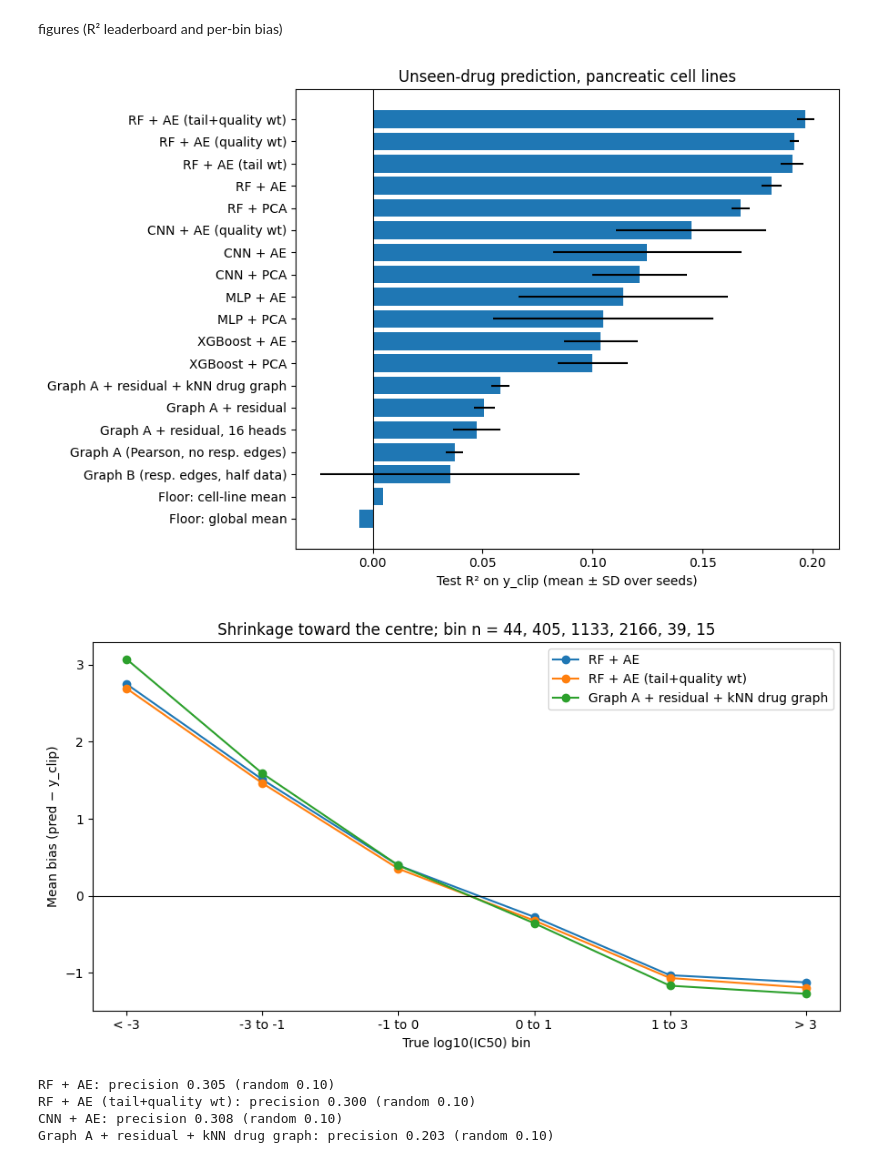
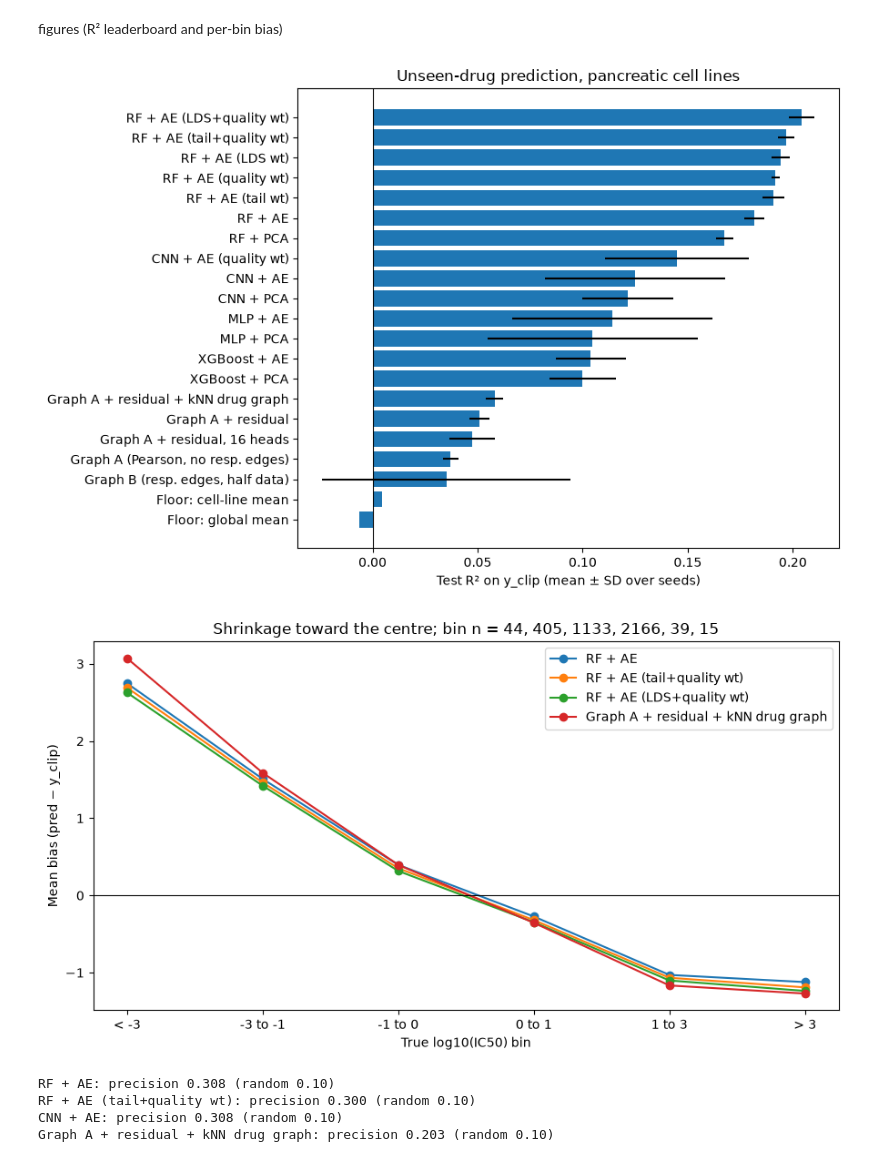
Before and after one commit to sreekuttysanthosh/Pancreatic-GraphTCDR, a Jupyter notebook: notebooks/11_Final_Evaluation.ipynb, the cells around one changed output. Drawn from its saved outputs; the diff is of its cells as text; code cells hidden in the pictures.

```diff
--- a/notebooks/11_Final_Evaluation.ipynb
+++ b/notebooks/11_Final_Evaluation.ipynb
@@ -21,6 +21,8 @@ REG = {
     "RF + AE":                   "pred_rf_ae_s{s}.csv",
     "RF + AE (quality wt)":      "pred_rf_ae_qual_s{s}.csv",
     "RF + AE (tail wt)":         "pred_rf_ae_tail_s{s}.csv",
+    "RF + AE (LDS wt)":          "pred_rf_ae_lds_s{s}.csv",
+    "RF + AE (LDS+quality wt)":  "pred_rf_ae_ldsq_s{s}.csv",
     "RF + AE (tail+quality wt)": "pred_rf_ae_both_s{s}.csv",
     "XGBoost + PCA":             "pred_xgb_pca_s{s}.csv",
     "XGBoost + AE":              "pred_xgb_ae_s{s}.csv",
@@ -151,7 +153,7 @@ Floor: global mean                   -0.0006     2.2870    0.6910  -0.0018
 # %% [markdown]
 3-seed ensembles for the key models
 # %%
-key = ["RF + AE", "RF + AE (tail+quality wt)", "CNN + AE", "MLP + AE",
+key = ["RF + AE", "RF + AE (tail+quality wt)", "RF + AE (LDS+quality wt)", "CNN + AE", "MLP + AE",
        "Graph A + residual + kNN drug graph"]
 ens = []
 for name in key:
@@ -172,38 +175,37 @@ figures (R² leaderboard and per-bin bias)
 # Figure 1: leaderboard
 m = main.sort_values("R2")
 fig, ax = plt.subplots(figsize=(9, 6))
 ax.barh(m.index, m["R2"], xerr=m["R2_sd"])
 ax.axvline(0, color="k", lw=0.8)
 ax.set_xlabel("Test R² on y_clip (mean ± SD over seeds)")
 ax.set_title("Unseen-drug prediction, pancreatic cell lines")
 plt.tight_layout(); plt.savefig(RES / "fig_leaderboard.png", dpi=200); plt.show()
 
 # Figure 2: bias by response bin (RF unweighted vs tail+quality weighted vs graph kNN)
 bins = [-np.inf, -3, -1, 0, 1, 3, np.inf]
 labels = ["< -3", "-3 to -1", "-1 to 0", "0 to 1", "1 to 3", "> 3"]
 test["bin"] = pd.cut(test["y_raw"], bins=bins, labels=labels, right=False)
 fig, ax = plt.subplots(figsize=(9, 5))
-for name in ["RF + AE", "RF + AE (tail+quality wt)", "Graph A + residual + kNN drug graph"]:
-    if name not in PRED: continue
+for name in ["RF + AE", "RF + AE (tail+quality wt)", "RF + AE (LDS+quality wt)", "Graph A + residual + kNN drug graph"]:
     p = np.mean(PRED[name], 0)
     b = [np.mean(p[(test["bin"] == l).values] - test["y_clip"].values[(test["bin"] == l).values]) for l in labels]
     ax.plot(labels, b, marker="o", label=name)
 ax.axhline(0, color="k", lw=0.8)
 ax.set_ylabel("Mean bias (pred − y_clip)"); ax.set_xlabel("True log10(IC50) bin")
 counts = test["bin"].value_counts().loc[labels].tolist()
 ax.set_title("Shrinkage toward the centre; bin n = " + ", ".join(map(str, counts)))
 ax.legend(); plt.tight_layout(); plt.savefig(RES / "fig_bias_by_bin.png", dpi=200); plt.show()
 
 # Sensitive-tail enrichment: precision in predicted most-sensitive 10% (random = 0.10)
 k = int(0.10 * len(test)); true_low = set(np.argsort(test["y_raw"].values)[:k])
 for name in ["RF + AE", "RF + AE (tail+quality wt)", "CNN + AE", "Graph A + residual + kNN drug graph"]:
     if name in PRED:
         p = np.mean(PRED[name], 0)
         print(f"{name}: precision {len(true_low & set(np.argsort(p)[:k])) / k:.3f} (random 0.10)")
 # %% [output]
-[figure, old version]
+[figure, new version]
-[figure, old version]
+[figure, new version]
-RF + AE: precision 0.305 (random 0.10)
+RF + AE: precision 0.308 (random 0.10)
 RF + AE (tail+quality wt): precision 0.300 (random 0.10)
 CNN + AE: precision 0.308 (random 0.10)
 Graph A + residual + kNN drug graph: precision 0.203 (random 0.10)
```
Also changed, not shown: parts of 5 cells of this notebook, 2 other files.
